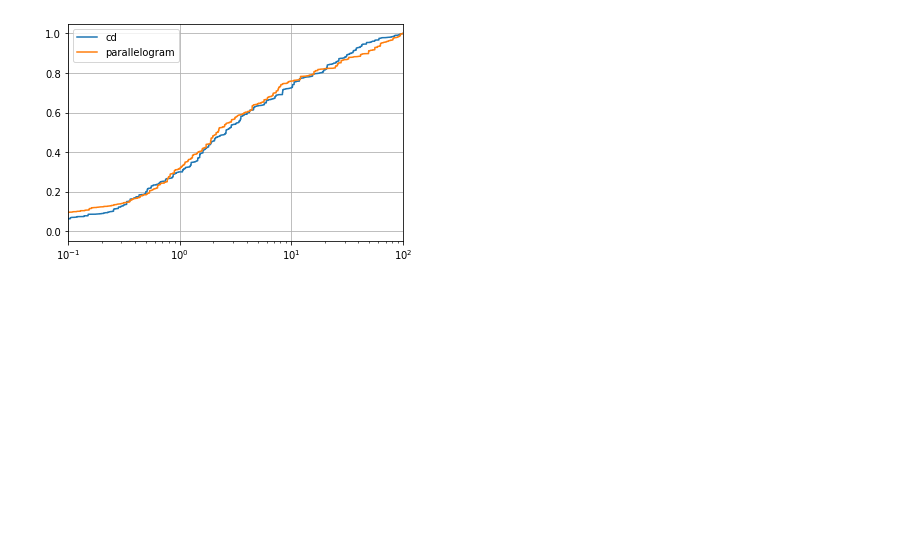
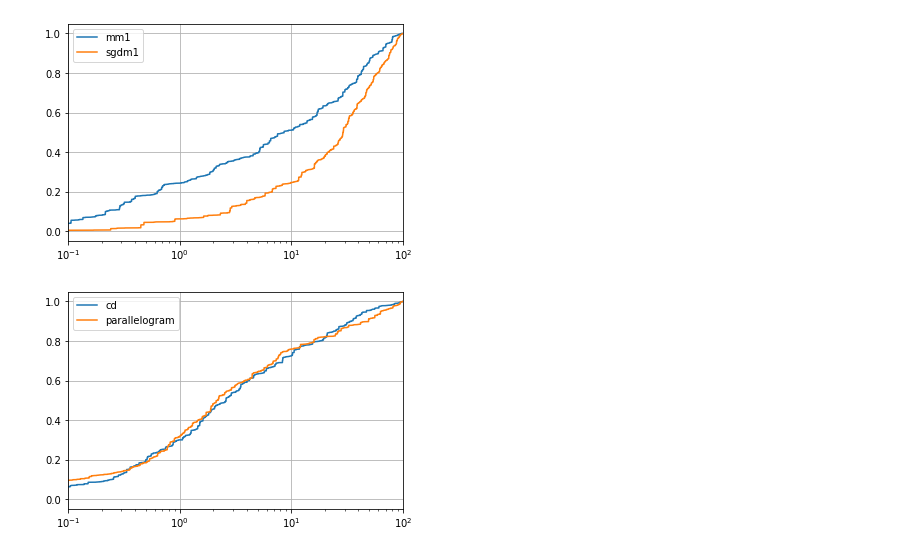
Before and after one commit to michahu/psy454, a Jupyter notebook: scratchwork.ipynb, the cells around one changed output. Drawn from its saved outputs; the diff is of its cells as text; code cells hidden in the pictures; blank space fills up the shorter version.

```diff
--- a/scratchwork.ipynb
+++ b/scratchwork.ipynb
@@ -13,0 +235,3 @@ vocab = torchtext.vocab.GloVe(name='42B', dim=300)
+# %%
+mm1_ranks = np.zeros(len(vocab.itos))
+update_ranks(df, vocab, mm1_ranks, get_m1)
@@ -77,2 +293,4 @@ cd_cumsum, p_cumsum
+# %%
+mm1_cumsum = np.cumsum(mm1_ranks)
 # %%
-pcts = np.arange(len(cd_cumsum)) / len(cd_cumsum) * 100
+pcts = np.arange(len(sgdm1_cumsum)) / len(sgdm1_cumsum) * 100
@@ -82,5 +297,18 @@ p_cumsum_pct = p_cumsum / p_cumsum[-1]
+# %%
+mm1_cumsum_pct = mm1_cumsum / mm1_cumsum[-1]
 # %%
 import matplotlib.pyplot as plt
+# %%
+fig, ax = plt.subplots()
+ax.plot(pcts, mm1_cumsum_pct, label='mm1')
+ax.plot(pcts, sgdm1_cumsum_pct, label='sgdm1')
+
+ax.set_xscale('log')
+ax.set_xlim((1e-1, 1e2))
+ax.legend()
+ax.grid()
+# %% [output]
+[figure, added]
 # %%
 fig, ax = plt.subplots()
 ax.plot(pcts, cd_cumsum_pct, label='cd')
```
Also changed, not shown: parts of 38 cells of this notebook, 7 other files.
